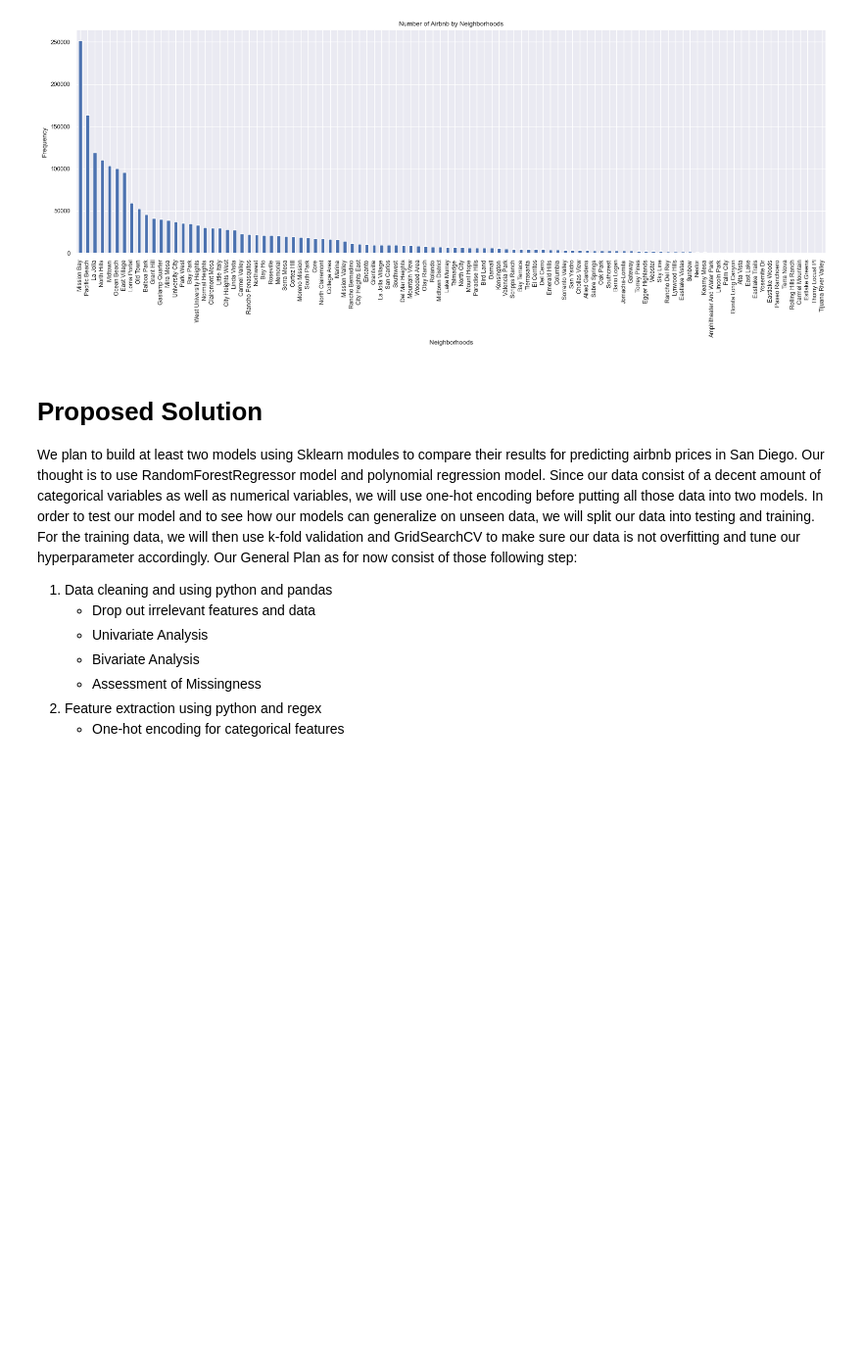
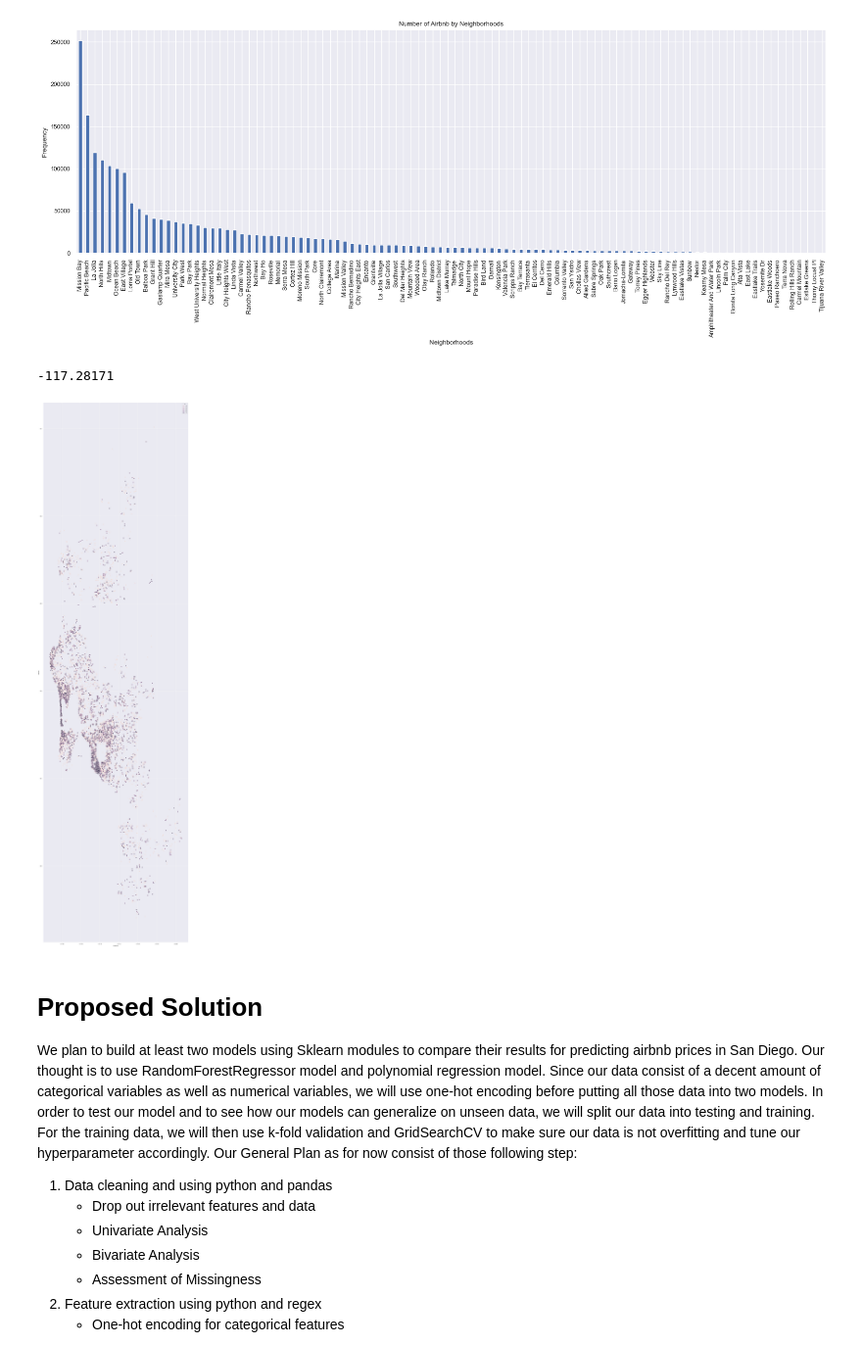
Before and after one commit to COGS118A/Group004-SP23, a Jupyter notebook: Checkpoint_Group004-SP23.ipynb, the cells around one changed output. Shown at 98% size. Saved outputs shown, nothing was run; the diff lists cells and outputs as text; code cells hidden in the pictures; blank space fills up the shorter version.

```diff
--- a/Checkpoint_Group004-SP23.ipynb
+++ b/Checkpoint_Group004-SP23.ipynb
@@ -257,6 +257,16 @@ plt.ylabel("Frequency")
 plt.show()
 # %% [output]
 [figure]
+# %%
+merged_df["longitude"].min()
+# %% [output]
+-117.28171
+# %%
+plt.figure(figsize=(20,75))
+sns.scatterplot(data=merged_df, x='longitude', y='latitude',hue=merged_df.id)
+plt.show()
+# %% [output]
+[figure, added]
 # %% [markdown]
 # Proposed Solution
 
```
Also changed, not shown: parts of 2 cells of this notebook.
